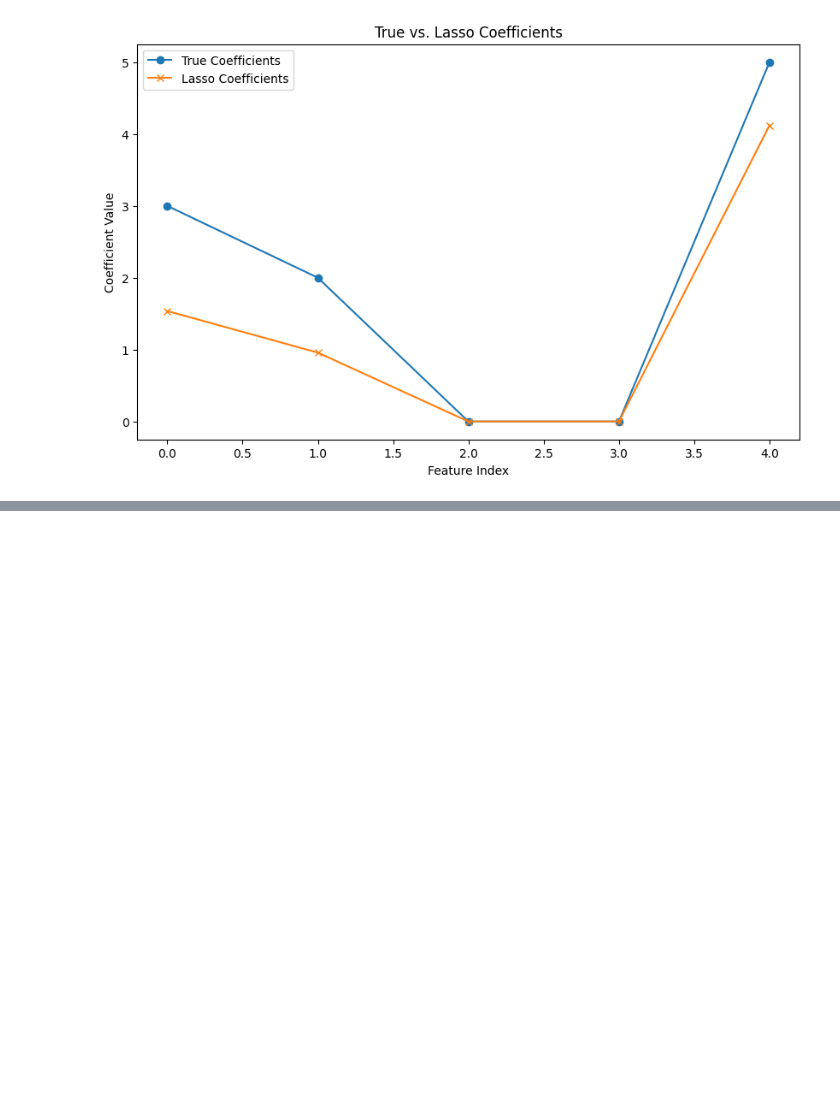
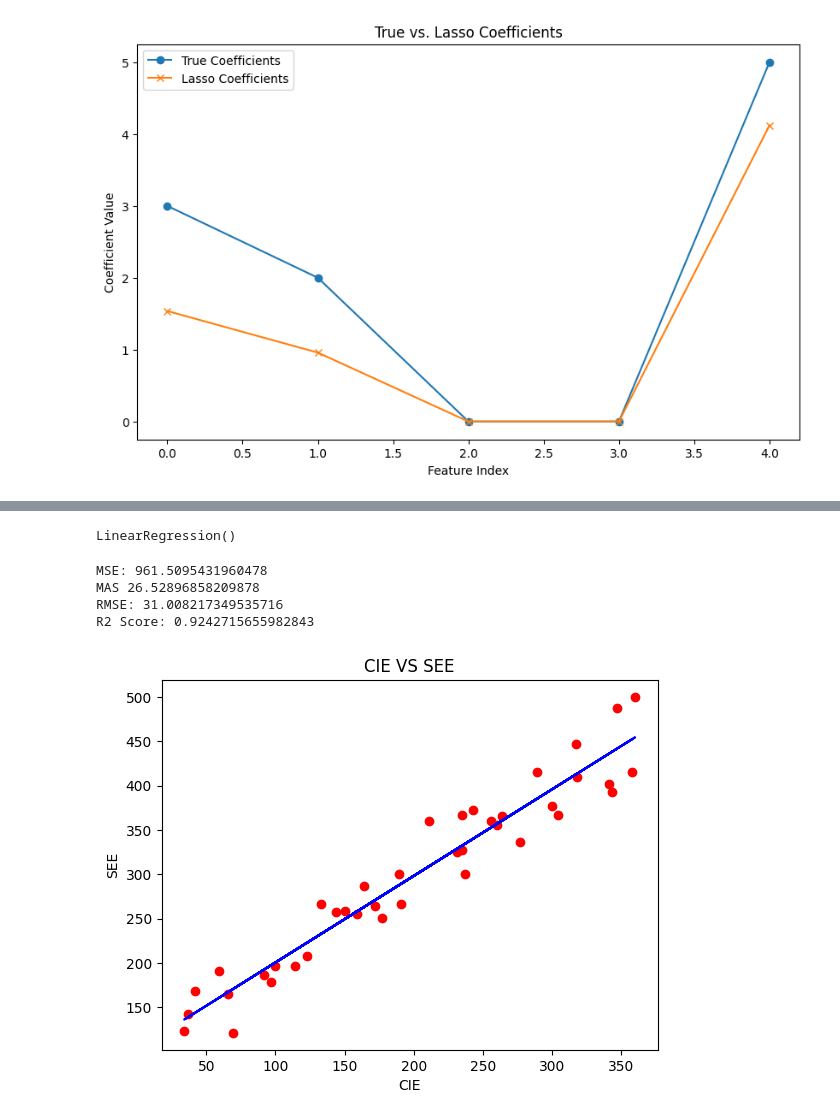
Before and after one commit to Adityavb121/23cs503, a Jupyter notebook: AIML_Lab_Exercise.ipynb, the cells around one changed output, grey strips where cells are left out. Cells and saved outputs as stored; diff of their text form; code cells hidden in the pictures; blank space fills up the shorter version.

```diff
--- a/AIML_Lab_Exercise.ipynb
+++ b/AIML_Lab_Exercise.ipynb
@@ -3516,0 +3663,10 @@ print("\nClassification Report:\n", classification_report(y_test, y_pred))
+# %%
+import pandas as pd
+import numpy as np
+import matplotlib.pyplot as plt
+import seaborn  as sns
+from sklearn.model_selection import train_test_split
+from sklearn.metrics import mean_squared_error , mean_absolute_error,r2_score
+
+df=pd.read_csv("/content/cie_see_dataset.csv")
+df.info()
@@ -3516,0 +3685,3 @@ print("\nClassification Report:\n", classification_report(y_test, y_pred))
+# %%
+X =df[["CIE"]]
+y =df[["SEE"]]
@@ -3516,0 +3708,2 @@ print("\nClassification Report:\n", classification_report(y_test, y_pred))
+# %%
+X_train, X_test, y_train, y_test = train_test_split(X, y, train_size=0.8, random_state=42)
@@ -3516,0 +3730,5 @@ print("\nClassification Report:\n", classification_report(y_test, y_pred))
+# %%
+lr = LinearRegression()
+lr.fit(X_train , y_train)
+# %% [output]
+LinearRegression()
@@ -3516,0 +3737,24 @@ print("\nClassification Report:\n", classification_report(y_test, y_pred))
+# %%
+
+mse = mean_squared_error(y_test,y_pred)
+print("MSE:",mse)
+mas =mean_absolute_error(y_test,y_pred)
+print("MAS",mas)
+rmse=np.sqrt(mse)
+print("RMSE:",rmse)
+r2 = r2_score(y_test, y_pred)
+print("R2 Score:", r2)
+# %% [output]
+MSE: 961.5095431960478
+MAS 26.52896858209878
+RMSE: 31.008217349535716
+R2 Score: 0.9242715655982843
+# %%
+plt.scatter(X_train,y_train,color="red")
+plt.plot(X_train ,lr.predict (X_train),color='blue')
+plt.title("CIE VS SEE")
+plt.xlabel("CIE")
+plt.ylabel("SEE")
+plt.show()
+# %% [output]
+[figure, added]
```
Also changed, not shown: parts of 10 cells of this notebook.
